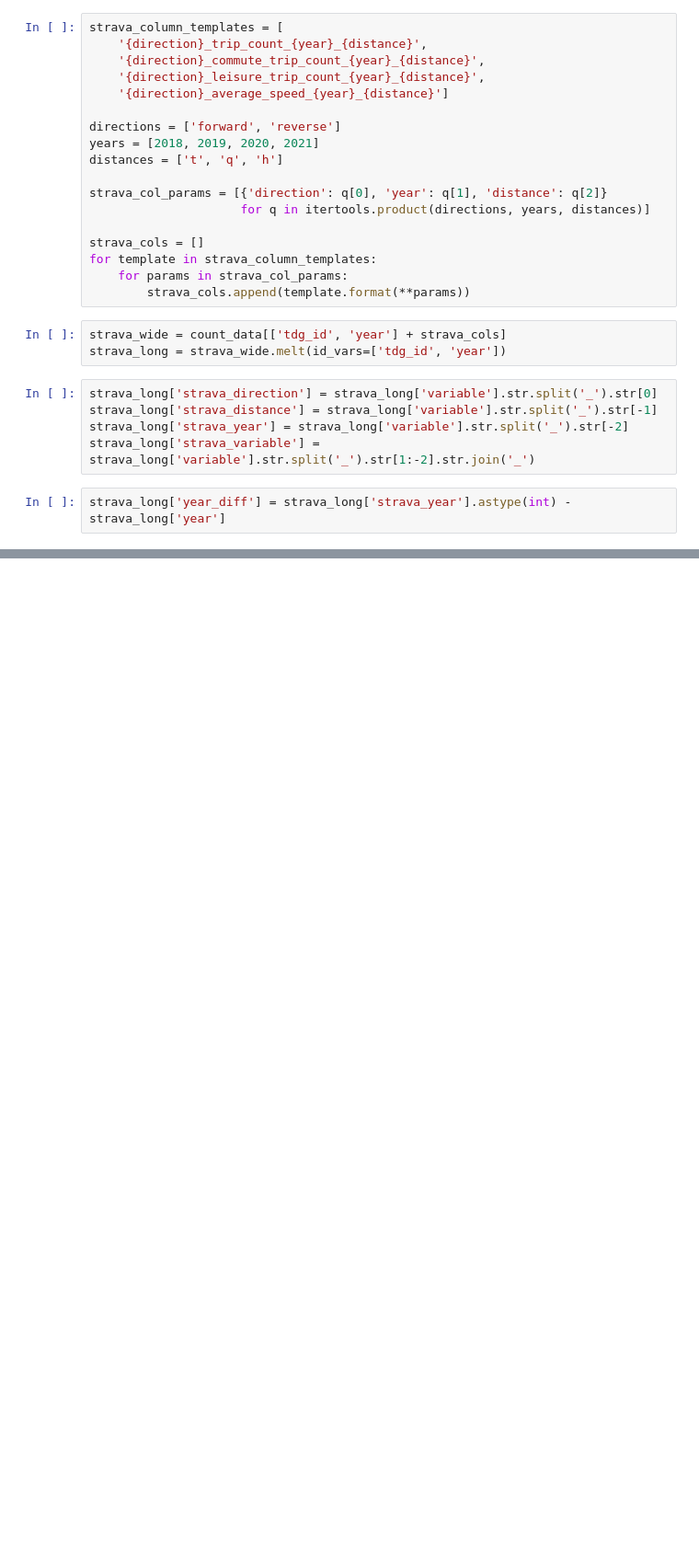
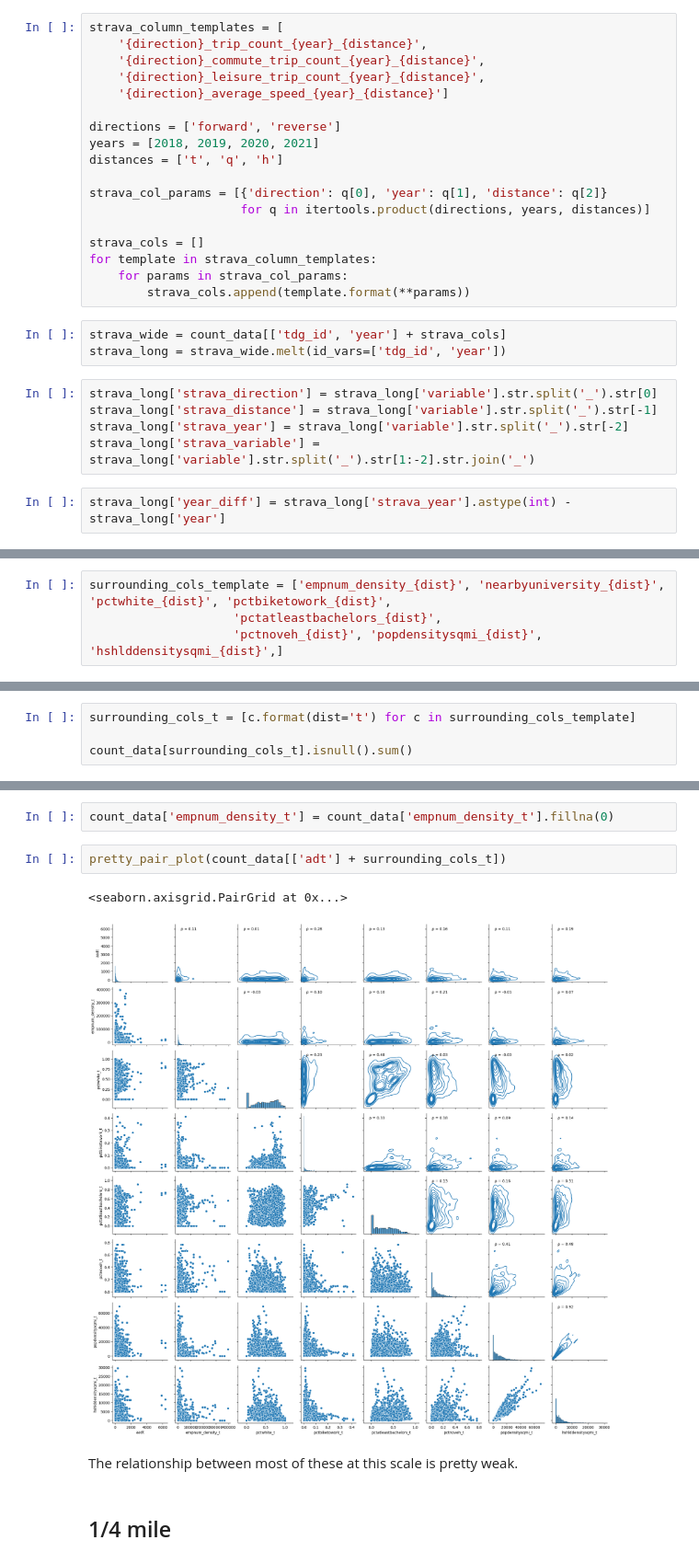
Before and after one commit to mintu07ruet/Bike-Exposure-Modeling, a Jupyter notebook: eval/evaluate_count_sites.ipynb, the cells around one changed output, grey strips where cells are left out. Shown at 92% size. Drawn from its saved outputs; the diff is of its cells as text; blank space fills up the shorter version.

```diff
--- a/eval/evaluate_count_sites.ipynb
+++ b/eval/evaluate_count_sites.ipynb
@@ -150,0 +155,4 @@ strava_long.groupby(['tdg_id', 'year', 'strava_variable', 'strava_direction', 's
+# %%
+surrounding_cols_template = ['empnum_density_{dist}', 'nearbyuniversity_{dist}', 'pctwhite_{dist}', 'pctbiketowork_{dist}',
+                    'pctatleastbachelors_{dist}',
+                    'pctnoveh_{dist}', 'popdensitysqmi_{dist}', 'hshlddensitysqmi_{dist}',]
@@ -150,0 +161,4 @@ strava_long.groupby(['tdg_id', 'year', 'strava_variable', 'strava_direction', 's
+# %%
+surrounding_cols_t = [c.format(dist='t') for c in surrounding_cols_template]
+
+count_data[surrounding_cols_t].isnull().sum()
@@ -150,0 +175,11 @@ strava_long.groupby(['tdg_id', 'year', 'strava_variable', 'strava_direction', 's
+# %%
+count_data['empnum_density_t'] = count_data['empnum_density_t'].fillna(0)
+# %%
+pretty_pair_plot(count_data[['adt'] + surrounding_cols_t])
+# %% [output]
+<seaborn.axisgrid.PairGrid at 0x...>
+[figure, added]
+# %% [markdown]
+The relationship between most of these at this scale is pretty weak.
+# %% [markdown]
+## 1/4 mile
```
Also changed, not shown: parts of 30 cells of this notebook.
